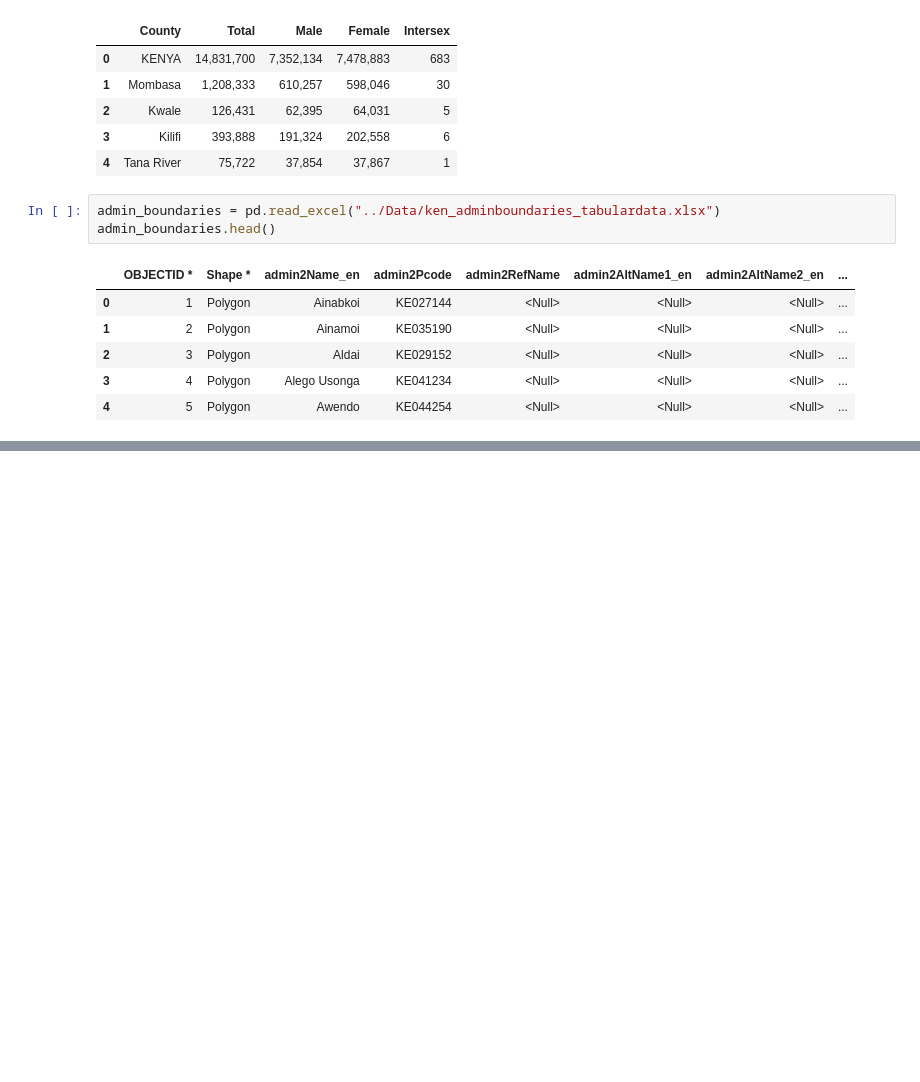
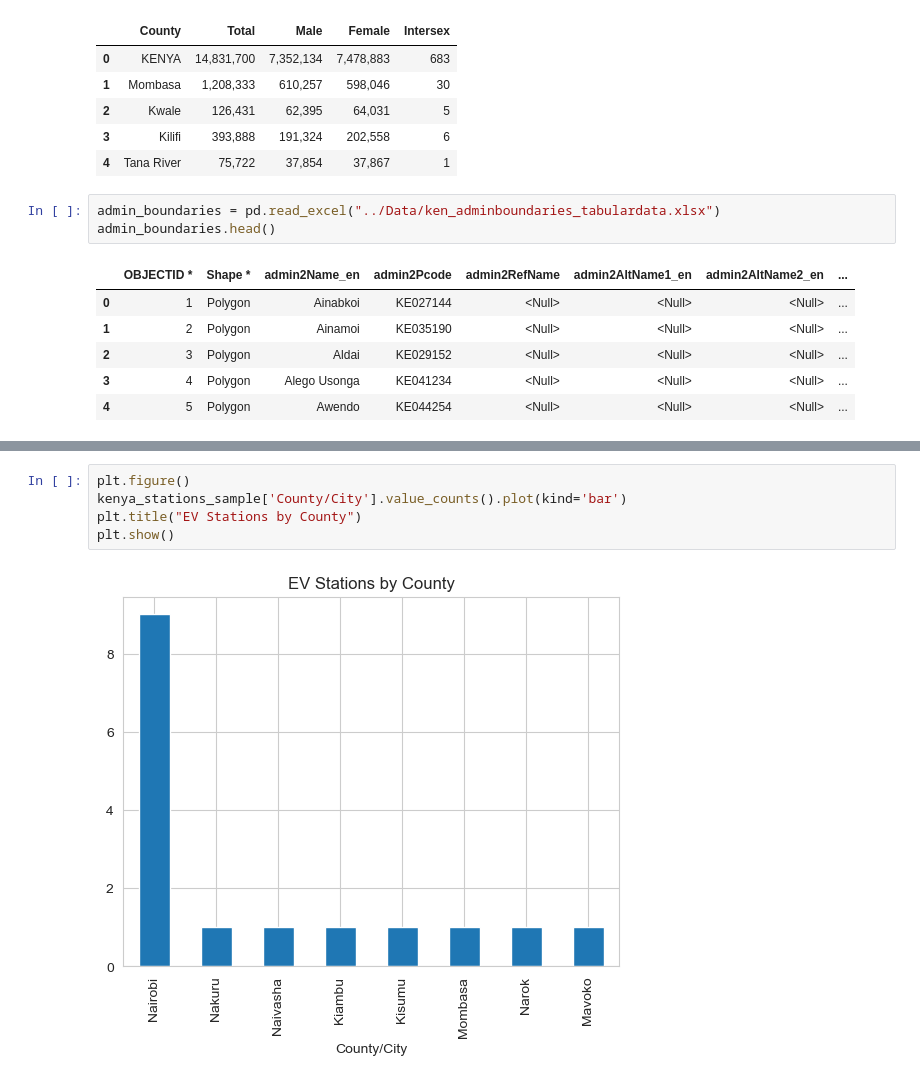
Before and after one commit to maryannngongi/EV_Charging_Stations_Optimization, a Jupyter notebook: Notebooks/kuria.ipynb, the cells around one changed output, grey strips where cells are left out. Saved outputs shown, nothing was run; the diff lists cells and outputs as text; blank space fills up the shorter version.

```diff
--- a/Notebooks/kuria.ipynb
+++ b/Notebooks/kuria.ipynb
@@ -942,0 +759,7 @@ decision-support tool for EV infrastructure planning in Kenya.
+# %%
+plt.figure()
+kenya_stations_sample['County/City'].value_counts().plot(kind='bar')
+plt.title("EV Stations by County")
+plt.show()
+# %% [output]
+[figure, added]
```
Also changed, not shown: parts of 104 cells of this notebook, 5 other files.
